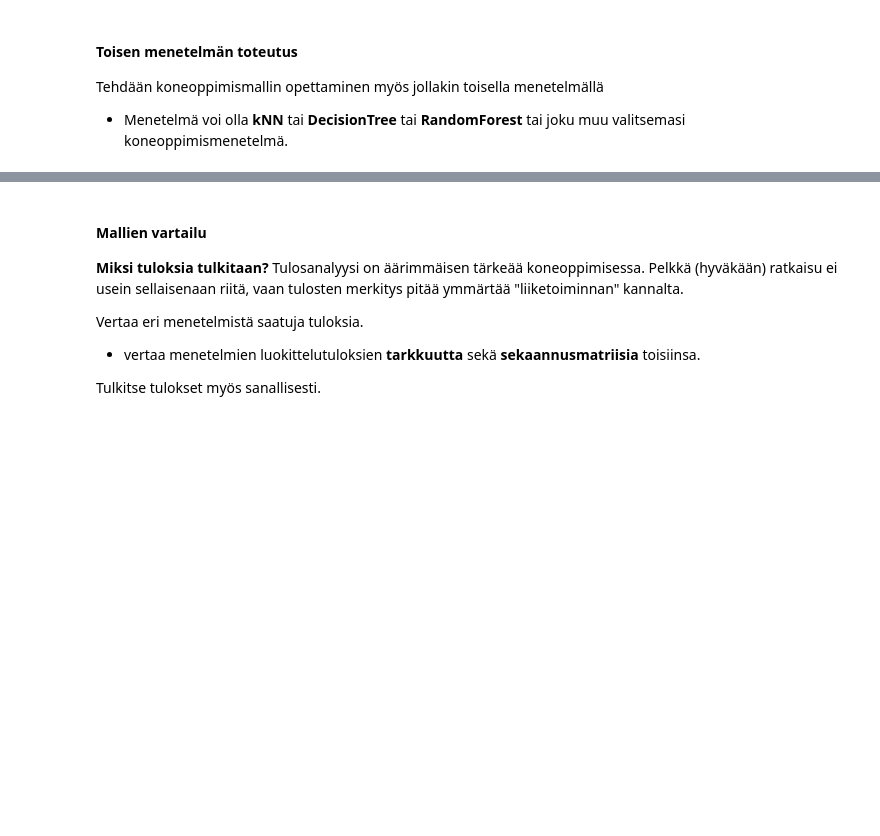
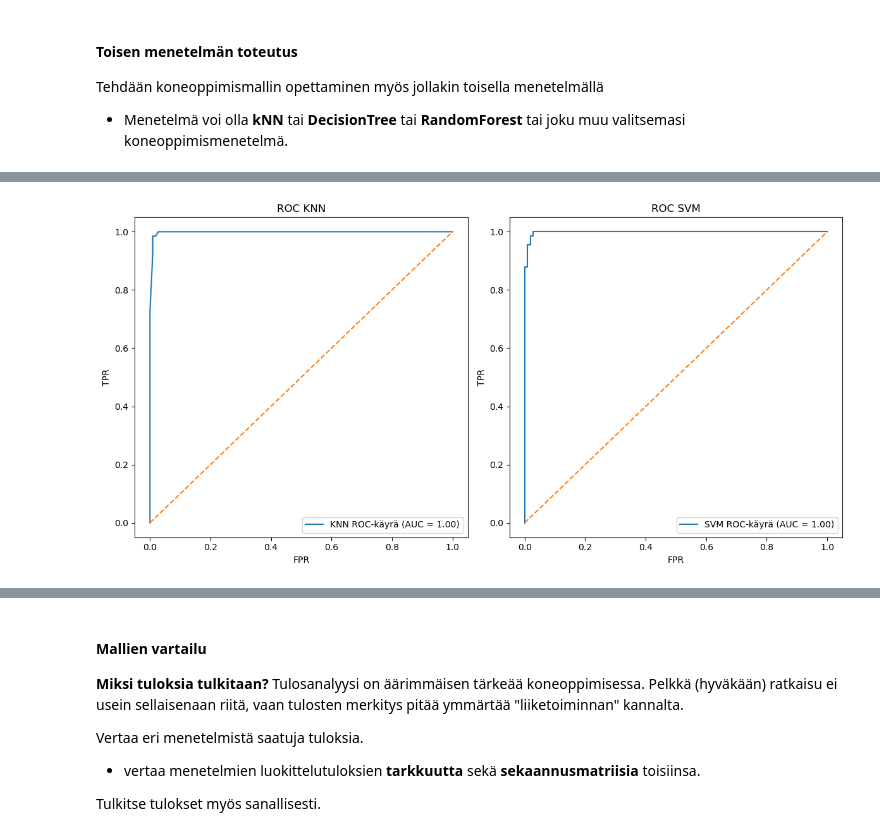
Before and after one commit to JermuSo/machinelearning_jamk, a Jupyter notebook: tehtavat/aihe_5_svm/tehtavat_aihe_5_svm.ipynb, the cells around one changed output, grey strips where cells are left out. Saved outputs shown, nothing was run; the diff lists cells and outputs as text; code cells hidden in the pictures; blank space fills up the shorter version.

```diff
--- a/tehtavat/aihe_5_svm/tehtavat_aihe_5_svm.ipynb
+++ b/tehtavat/aihe_5_svm/tehtavat_aihe_5_svm.ipynb
@@ -73,6 +123,6 @@ X_test = X_train = None
 # %%
 # Tehtävän vastaukset. Huom! Älä muokkaa tätä solua, vaan aja se, kun olet suorittanut tehtävän.
-X_test = X_train = pd.DataFrame()
+#X_test = X_train = pd.DataFrame()
 print(len(df))
 print(len(X_train))
 print(len(X_test))
@@ -126,6 +197,17 @@ Tehdään koneoppimismallin opettaminen myös jollakin toisella menetelmällä
 
 # TODO: Toisen koneoppimismenetelmä toteutus
 # TODO: Menetelmä voi olla kNN, DecisionTree, RandomForest tai mikä tahansa muut tässä tehtävässä toimiva menetelmä
+import numpy as np
+from sklearn.neighbors import KNeighborsClassifier
+
+cr = cm = None
+k = 7
+knn = KNeighborsClassifier(n_neighbors=k)
+knn.fit(X_train, y_train)
+
+y_pred = knn.predict(X_test)
+cr = classification_report(y_test, y_pred)
+cm = confusion_matrix(y_test, y_pred)
 
 print(f'Classification report:\n {cr}')
 print(f'Confusion matrix:\n {cm}')
@@ -136,0 +228,33 @@ Confusion matrix:
+# %%
+from sklearn.metrics import roc_curve, auc
+import matplotlib.pyplot as plt
+import numpy as np
+# AUC = area under curve
+y_scores_knn = knn.predict_proba(X_test)[:, 1]
+fpr_knn, tpr_knn, _ = roc_curve(y_test, y_scores_knn, pos_label=4)
+roc_auc_knn = auc(fpr_knn, tpr_knn)
+
+y_scores_svm = svm.decision_function(X_test)
+fpr_svm, tpr_svm, _ = roc_curve(y_test, y_scores_svm, pos_label=4)
+roc_auc_svm = auc(fpr_svm, tpr_svm)
+
+fig, (ax1, ax2) = plt.subplots(1, 2, figsize=(12, 6))
+
+ax1.plot(fpr_knn, tpr_knn, label='KNN ROC-käyrä (AUC = %0.2f)' % roc_auc_knn)
+ax1.plot([0, 1], [0, 1], linestyle='--')
+ax1.set_title('ROC KNN')
+ax1.set_xlabel('FPR')
+ax1.set_ylabel('TPR')
+ax1.legend(loc='lower right')
+
+ax2.plot(fpr_svm, tpr_svm, label='SVM ROC-käyrä (AUC = %0.2f)' % roc_auc_svm)
+ax2.plot([0, 1], [0, 1], linestyle='--')
+ax2.set_title('ROC SVM')
+ax2.set_xlabel('FPR')
+ax2.set_ylabel('TPR')
+ax2.legend(loc='lower right')
+
+plt.tight_layout()
+plt.show()
+# %% [output]
+[figure, added]
```
Also changed, not shown: parts of 18 cells of this notebook, 3 other files.
